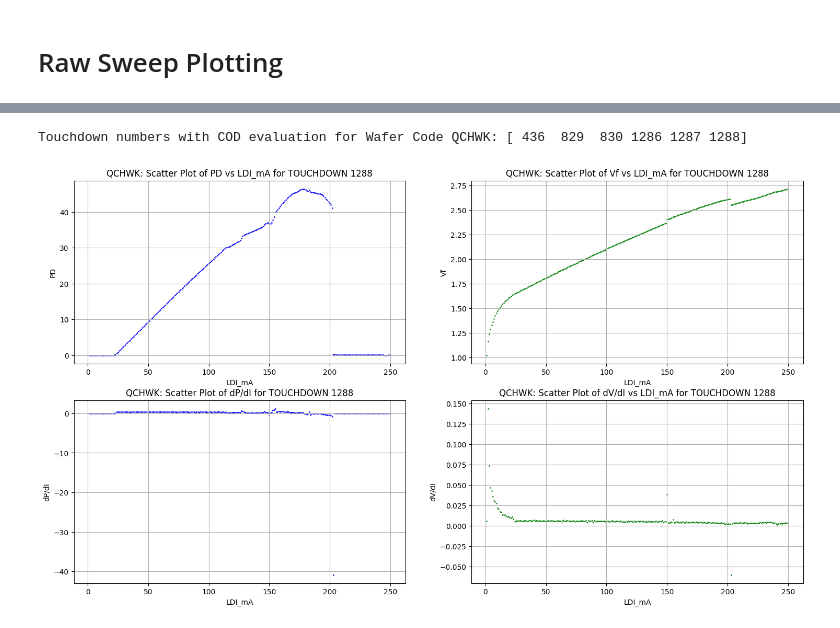
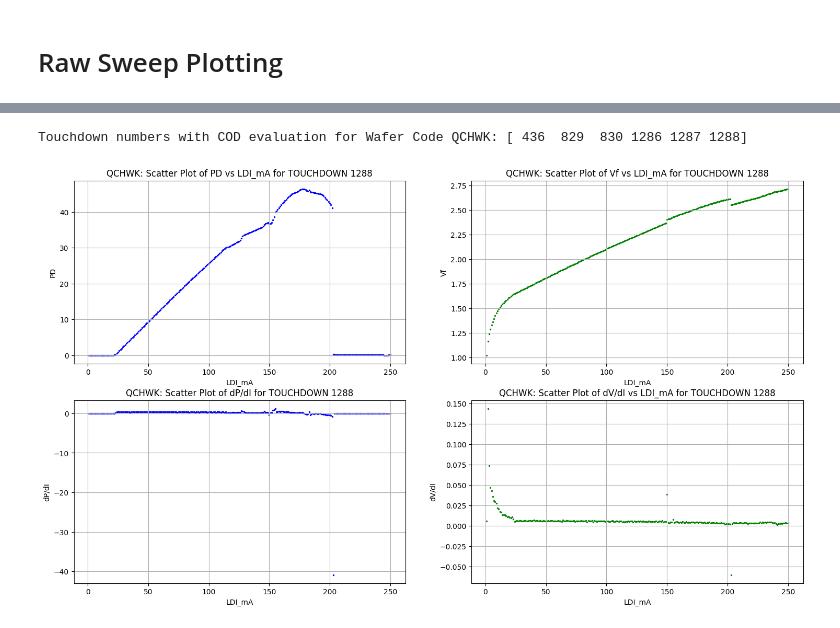
Before and after one commit to VadanKhan/liv-cod-algorithm, a Jupyter notebook: liv_cod_algorithm/cod_algorithm.ipynb, the cells around one changed output, grey strips where cells are left out. Saved outputs shown, nothing was run; the diff lists cells and outputs as text; code cells hidden in the pictures.

```diff
--- a/liv_cod_algorithm/cod_algorithm.ipynb
+++ b/liv_cod_algorithm/cod_algorithm.ipynb
@@ -379,7 +427,7 @@ def calculate_mse(p, n):
 
 
 # Iterate over each raw sweeps dataframe in the list and calculate the MSE error on the percentages
-for cod_summary in summary_tables:
+for cod_summary in device_summary_tables:
     wafer_code = cod_summary["WAFER_ID"].iloc[0]
     mse_data = []
     for t in cod_summary["TYPE"].unique():
@@ -435,12 +483,12 @@ QCHWK:
 # Raw Sweep Plotting
 # %%
 # Iterate over all raw sweeps dataframes and create subplots for each of the 3 types (COD, ROLLOVER, and NO LASER)
-for df_raw_sweeps in raw_sweeps_tables:
+for df_raw_sweeps in annotated_sweeps_tables:
     wafer_code = df_raw_sweeps["WAFER_ID"].iloc[0]
 
     # Scatter plot of PD against LDI_mA with subplots for each COD_ROLL_EVAL type
     fig, ax2 = plt.subplots(1, 3, figsize=(18, 4))
-    cod_roll_eval_types = ["M. COD", "ROLLOVER", "NO LASER"]
+    cod_roll_eval_types = ["COD", "ROLLOVER", "NO LASER"]
     colors = ["red", "blue", "orange"]
 
     for ax, cod_type, color in zip(axs, cod_roll_eval_types, colors):
@@ -512,56 +558,56 @@ def plot_specific_touchdown(df_raw_sweeps, wafer_code, touchdown):
     fig, ((ax1, ax2), (ax3, ax4)) = plt.subplots(2, 2, figsize=(18, 10))
 
     # Plot PD/LDI
-    ax1.scatter(specific_data["LDI_mA"], specific_data["PD"], s=0.8, color="blue")
+    ax1.scatter(specific_data["LDI_mA"], specific_data["PD"], s=2, color="blue")
     ax1.set_title(f"{wafer_code}: Scatter Plot of PD vs LDI_mA for TOUCHDOWN {touchdown}")
     ax1.set_xlabel("LDI_mA")
     ax1.set_ylabel("PD")
     ax1.grid(True)
 
     # Plot dP/dI
-    ax3.scatter(specific_data["LDI_mA"], specific_data["DP/DI"], s=0.8, color="blue")
+    ax3.scatter(specific_data["LDI_mA"], specific_data["DP/DI"], s=2, color="blue")
     ax3.set_title(f"{wafer_code}: Scatter Plot of dP/dI for TOUCHDOWN {touchdown}")
     ax3.set_xlabel("LDI_mA")
     ax3.set_ylabel("dP/dI")
     ax3.grid(True)
 
     # Plot Vf/LDI
-    ax2.scatter(specific_data["LDI_mA"], specific_data["Vf"], s=0.8, color="green")
+    ax2.scatter(specific_data["LDI_mA"], specific_data["Vf"], s=2, color="green")
     ax2.set_title(f"{wafer_code}: Scatter Plot of Vf vs LDI_mA for TOUCHDOWN {touchdown}")
     ax2.set_xlabel("LDI_mA")
     ax2.set_ylabel("Vf")
     ax2.grid(True)
 
     # Plot dV/dI
-    ax4.scatter(specific_data["LDI_mA"], specific_data["dV/dI"], s=0.8, color="green")
+    ax4.scatter(specific_data["LDI_mA"], specific_data["dV/dI"], s=2, color="green")
     ax4.set_title(f"{wafer_code}: Scatter Plot of dV/dI vs LDI_mA for TOUCHDOWN {touchdown}")
     ax4.set_xlabel("LDI_mA")
     ax4.set_ylabel("dV/dI")
     ax4.grid(True)
 
     plt.show()
 
 
 # Define the specific wafer code and TOUCHDOWN number
 wafer_code = "QCHWK"
 touchdown = 1288  # Replace with the desired TOUCHDOWN number
 
 # Find the correct dataframe where the wafer code matches the input
 df_raw_sweeps = None
-for df in raw_sweeps_tables:
+for df in annotated_sweeps_tables:
     if df["WAFER_ID"].iloc[0] == wafer_code:
         df_raw_sweeps = df
         break
 
 if df_raw_sweeps is not None:
     # Search for touchdown numbers where COD_ROLL_EVAL == COD
     cod_touchdowns = df_raw_sweeps[(df_raw_sweeps["COD_ROLL_EVAL"] == "COD") | (df_raw_sweeps["COD_ROLL_EVAL"] == "M. COD")]["TOUCHDOWN"].unique()
     print(f"Touchdown numbers with COD evaluation for Wafer Code {wafer_code}: {cod_touchdowns}")
 
     # Plot for the specified touchdown number
     plot_specific_touchdown(df_raw_sweeps, wafer_code, touchdown)
 else:
     print(f"No data found for Wafer Code: {wafer_code}")
 # %% [output]
 Touchdown numbers with COD evaluation for Wafer Code QCHWK: [ 436  829  830 1286 1287 1288]
-[figure, old version]
+[figure, new version]
```
Also changed, not shown: parts of 4 cells of this notebook, 8 other files.
